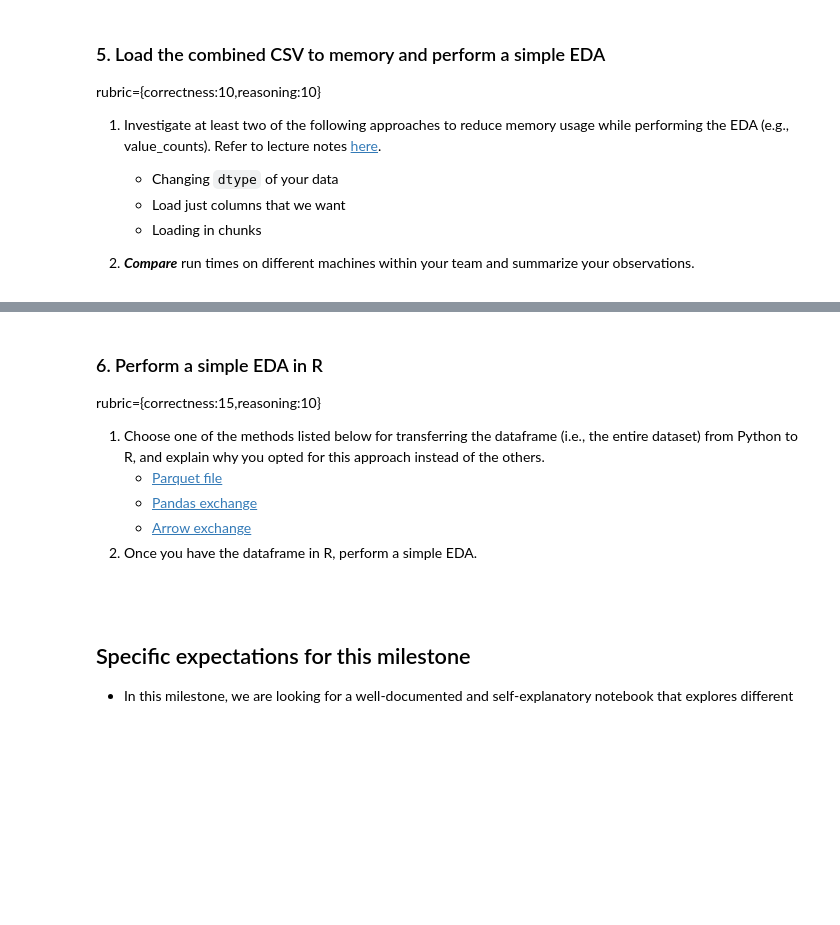
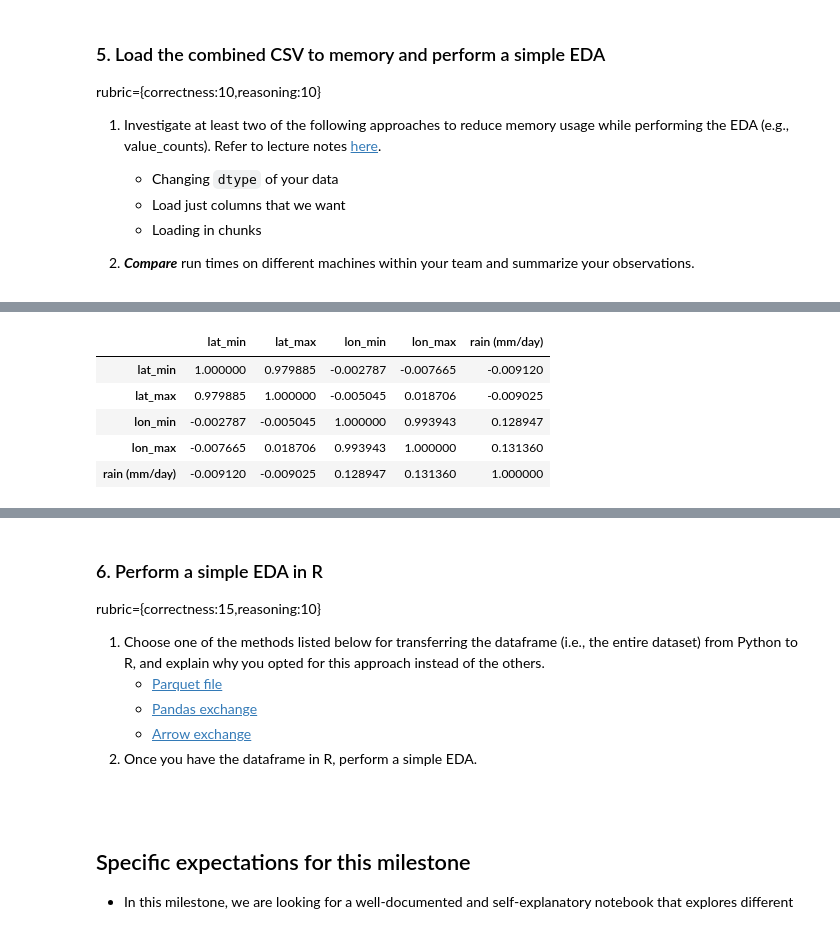
Before and after one commit to UBC-MDS/525_group_3, a Jupyter notebook: notebooks/milestone_1.ipynb, the cells around one changed output, grey strips where cells are left out. Cells and saved outputs as stored; diff of their text form; code cells hidden in the pictures; blank space fills up the shorter version.

```diff
--- a/notebooks/milestone_1.ipynb
+++ b/notebooks/milestone_1.ipynb
@@ -215,0 +328,5 @@ rubric={correctness:10,reasoning:10}
+# %%
+%%time
+
+df[numeric_cols].corr()
+# %% [output]
@@ -216,3 +335,9 @@ rubric={correctness:10,reasoning:10}
+|  | lat_min | lat_max | lon_min | lon_max | rain (mm/day) |
+| lat_min | 1.000000 | 0.979885 | -0.002787 | -0.007665 | -0.009120 |
+| lat_max | 0.979885 | 1.000000 | -0.005045 | 0.018706 | -0.009025 |
+| lon_min | -0.002787 | -0.005045 | 1.000000 | 0.993943 | 0.128947 |
+| lon_max | -0.007665 | 0.018706 | 0.993943 | 1.000000 | 0.131360 |
+| rain (mm/day) | -0.009120 | -0.009025 | 0.128947 | 0.131360 | 1.000000 |
 # %%
 # table for q5
 data = {
```
Also changed, not shown: parts of 17 cells of this notebook.
